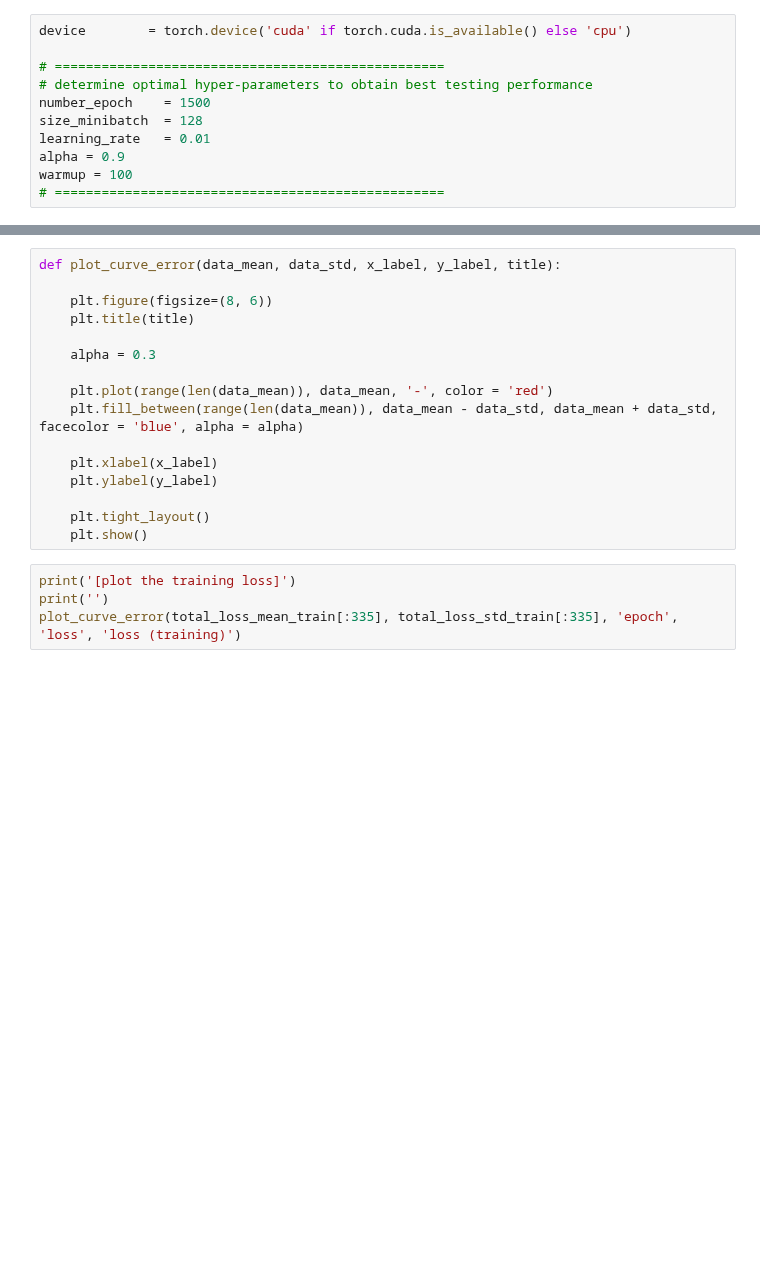
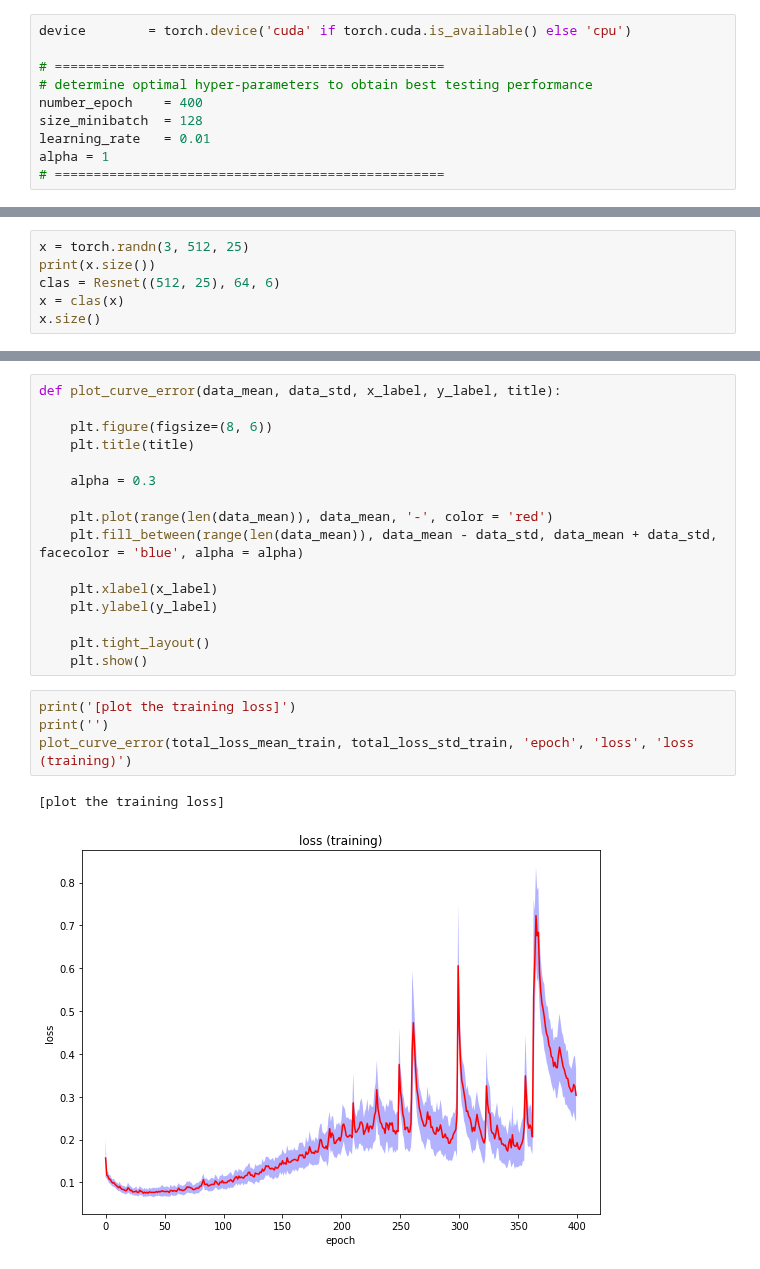
Before and after one commit to tolom131/Human-Activity-Recognition, a Jupyter notebook: ensemble/pytorch_supervised_ensemble_autoencoder.ipynb, the cells around one changed output, grey strips where cells are left out. Cells and saved outputs as stored; diff of their text form; blank space fills up the shorter version.

```diff
--- a/ensemble/pytorch_supervised_ensemble_autoencoder.ipynb
+++ b/ensemble/pytorch_supervised_ensemble_autoencoder.ipynb
@@ -31,11 +31,10 @@ device        = torch.device('cuda' if torch.cuda.is_available() else 'cpu')
 
 # ==================================================
 # determine optimal hyper-parameters to obtain best testing performance
-number_epoch    = 1500
+number_epoch    = 400
 size_minibatch  = 128
 learning_rate   = 0.01
-alpha = 0.9
-warmup = 100
+alpha = 1
 # ==================================================
 # %%
 from google.colab import drive
@@ -142,0 +203,6 @@ class Classifier(nn.Module):
+# %%
+x = torch.randn(3, 512, 25)
+print(x.size())
+clas = Resnet((512, 25), 64, 6)
+x = clas(x)
+x.size()
@@ -413,7 +499,10 @@ def plot_curve_error(data_mean, data_std, x_label, y_label, title):
 # %%
 print('[plot the training loss]')
 print('')
-plot_curve_error(total_loss_mean_train[:335], total_loss_std_train[:335], 'epoch', 'loss', 'loss (training)')
+plot_curve_error(total_loss_mean_train, total_loss_std_train, 'epoch', 'loss', 'loss (training)')
+# %% [output]
+[plot the training loss]
+[figure, added]
 # %%
 print('[plot the testing loss]')
 print('')
```
Also changed, not shown: parts of 9 cells of this notebook.
